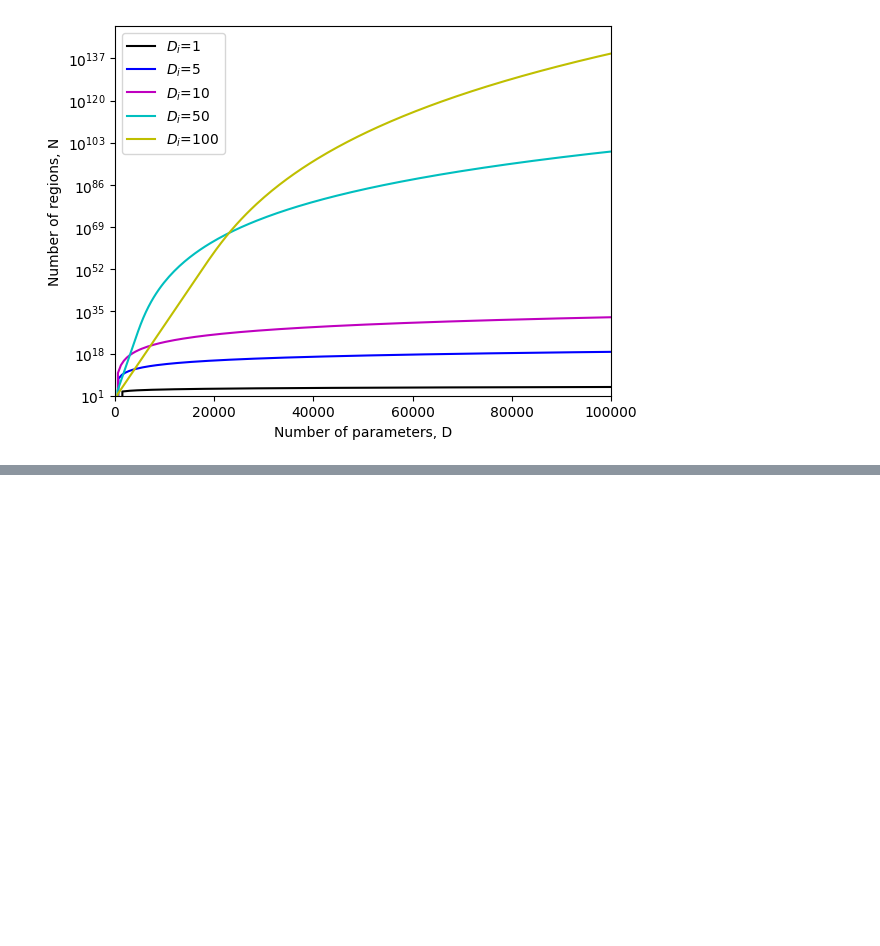
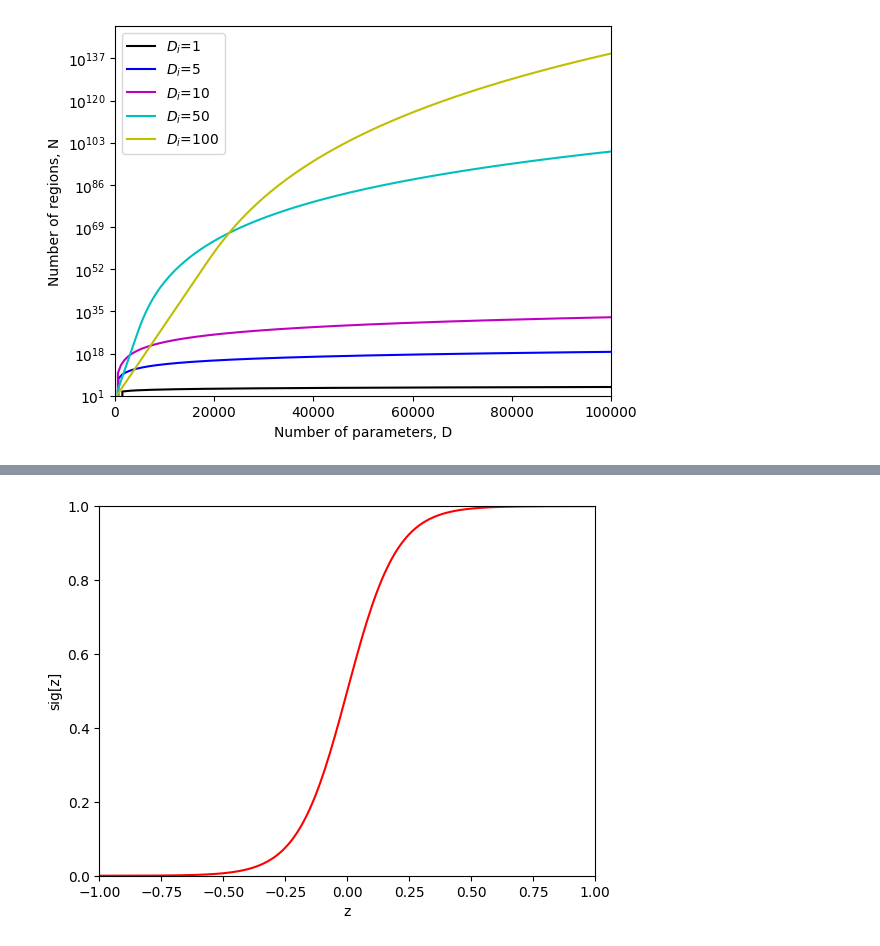
Before and after one commit to diana-07/Deep-Learning-labs, a Jupyter notebook: Deep_Learning_lab1.ipynb, the cells around one changed output, grey strips where cells are left out. Saved outputs shown, nothing was run; the diff lists cells and outputs as text; code cells hidden in the pictures; blank space fills up the shorter version.

```diff
--- a/Deep_Learning_lab1.ipynb
+++ b/Deep_Learning_lab1.ipynb
@@ -791,0 +886,22 @@ Counting regions for 100 input dimensions
+# %%
+# Define the sigmoid function
+def sigmoid(preactivation):
+  # TODO write code to implement the sigmoid function and compute the activation at the
+  # hidden unit from the preactivation.  Use the np.exp() function.
+  activation = 1/(1+np.exp(-10*preactivation)) #Quando se aplica uma função ou operação a um array NumPy,
+                                               # ela é automaticamente executada em todos os elementos do array simultaneamente
+
+  return activation
+# %%
+# Make an array of inputs
+z = np.arange(-1,1,0.01)
+sig_z = sigmoid(z)
+
+# Plot the sigmoid function
+fig, ax = plt.subplots()
+ax.plot(z,sig_z,'r-')
+ax.set_xlim([-1,1]);ax.set_ylim([0,1])
+ax.set_xlabel('z'); ax.set_ylabel('sig[z]')
+plt.show()
+# %% [output]
+[figure, added]
```
Also changed, not shown: parts of 15 cells of this notebook.
